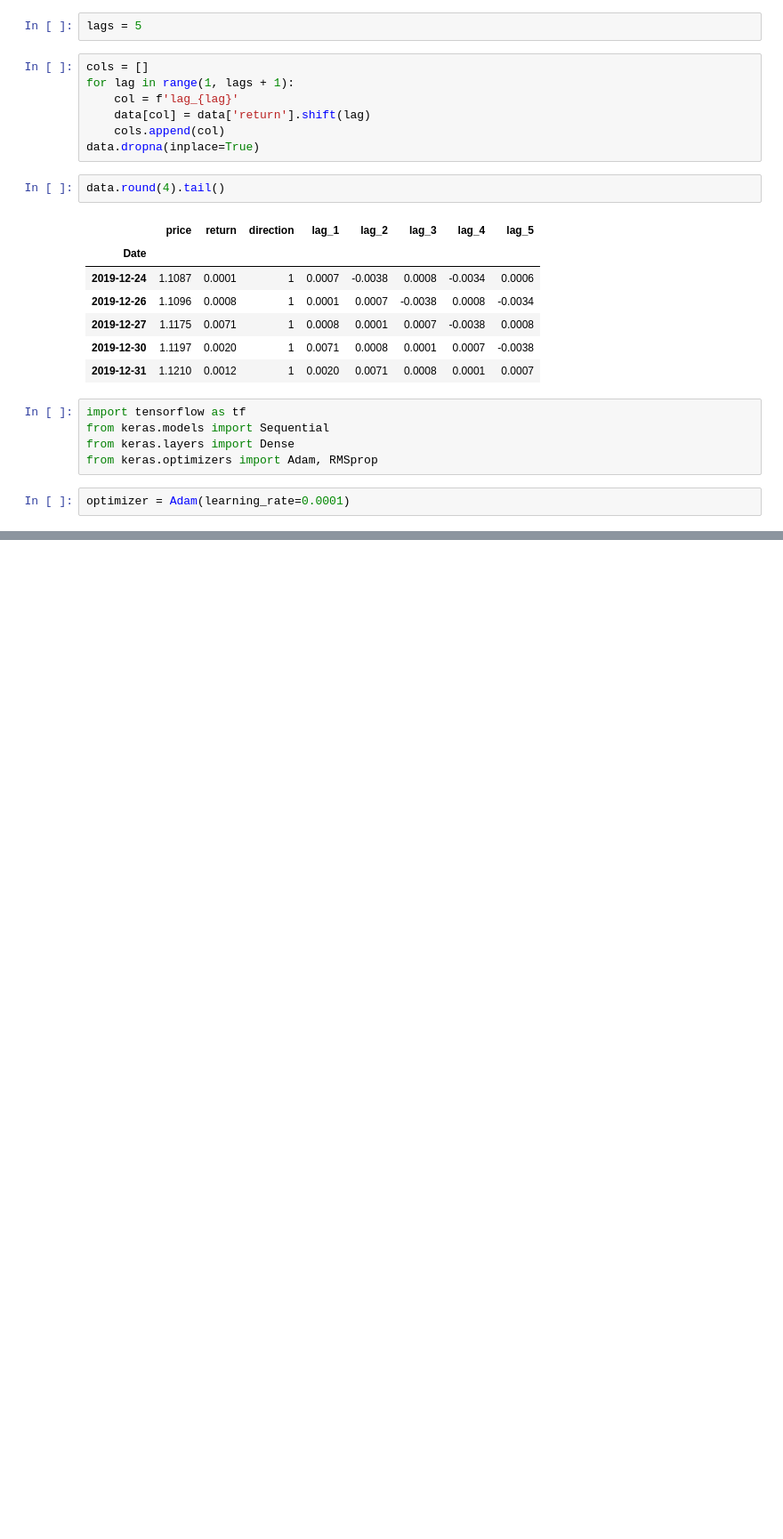
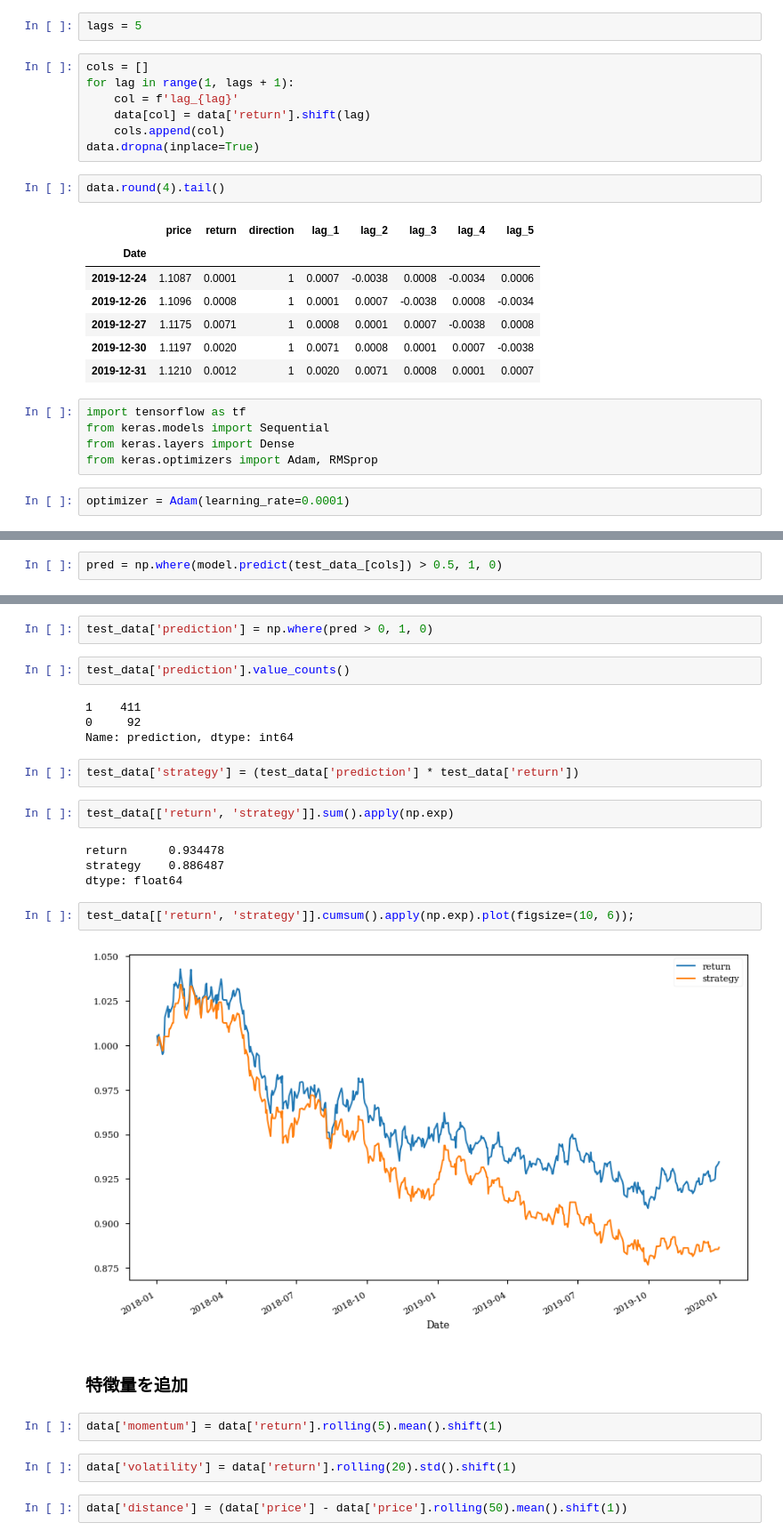
Before and after one commit to enginearn/Python_for_Algorithmic_Trading-978-4873119793, a Jupyter notebook: Chapter_05/linear_regression.ipynb, the cells around one changed output, grey strips where cells are left out. Shown at 89% size. Drawn from its saved outputs; the diff is of its cells as text; blank space fills up the shorter version.

```diff
--- a/Chapter_05/linear_regression.ipynb
+++ b/Chapter_05/linear_regression.ipynb
@@ -656,0 +770,2 @@ optimizer = Adam(learning_rate=0.0001)
+# %%
+pred = np.where(model.predict(test_data_[cols]) > 0.5, 1, 0)
@@ -656,0 +774,28 @@ optimizer = Adam(learning_rate=0.0001)
+# %%
+test_data['prediction'] = np.where(pred > 0, 1, 0)
+# %%
+test_data['prediction'].value_counts()
+# %% [output]
+1    411
+0     92
+Name: prediction, dtype: int64
+# %%
+test_data['strategy'] = (test_data['prediction'] * test_data['return'])
+# %%
+test_data[['return', 'strategy']].sum().apply(np.exp)
+# %% [output]
+return      0.934478
+strategy    0.886487
+dtype: float64
+# %%
+test_data[['return', 'strategy']].cumsum().apply(np.exp).plot(figsize=(10, 6));
+# %% [output]
+[figure, added]
+# %% [markdown]
+### 特徴量を追加
+# %%
+data['momentum'] = data['return'].rolling(5).mean().shift(1)
+# %%
+data['volatility'] = data['return'].rolling(20).std().shift(1)
+# %%
+data['distance'] = (data['price'] - data['price'].rolling(50).mean().shift(1))
```
Also changed, not shown: parts of 43 cells of this notebook, 5 other files.
